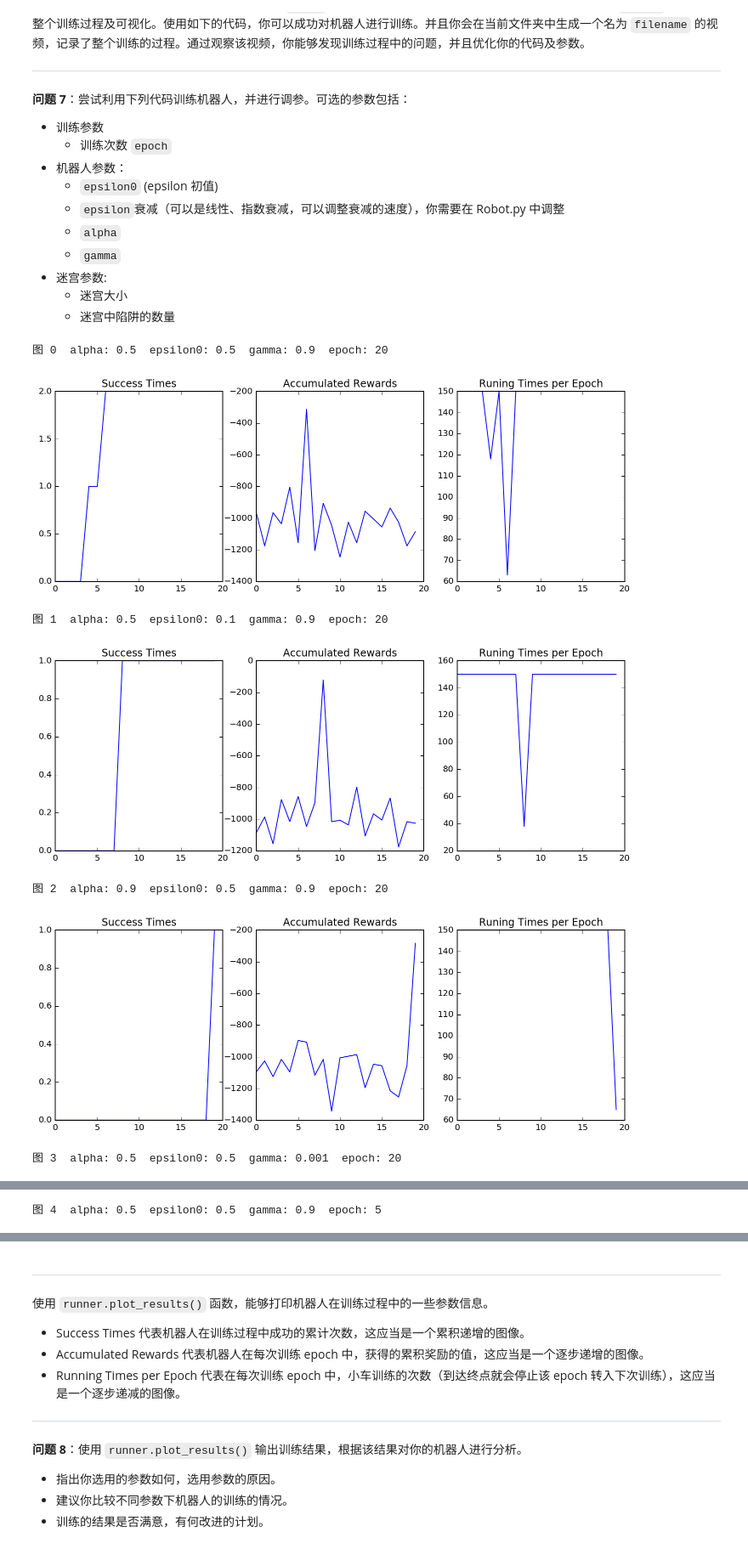
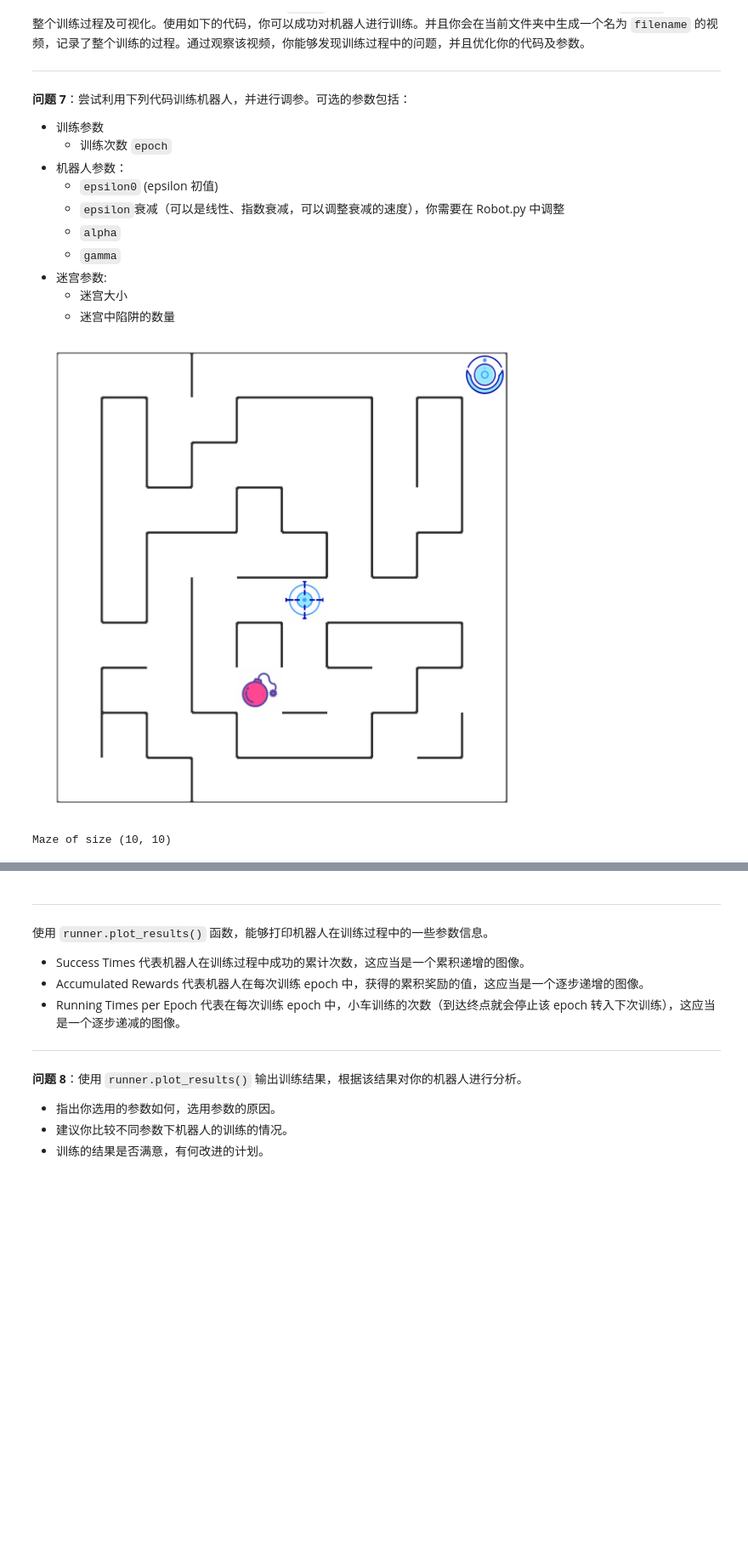
Before and after one commit to GavinCando/UdaCityProjects, a Jupyter notebook: P4/robot_maze.ipynb, the cells around one changed output, grey strips where cells are left out. Shown at 85% size. Saved outputs shown, nothing was run; the diff lists cells and outputs as text; code cells hidden in the pictures; blank space fills up the shorter version.

```diff
--- a/P4/robot_maze.ipynb
+++ b/P4/robot_maze.ipynb
@@ -267,27 +258,27 @@ trap_number = 1
+# %%
+## 可选的参数：
+epoch =   25
+epsilon0 = 0.5
+alpha = 0.5
+gamma = 0.8
+
+maze_size = (10,10)
+trap_number = 1
 # %%
 from Runner import Runner
 
 g = Maze(maze_size=maze_size,trap_number=trap_number)
-
-for x in range(len(epoch)):
-
-    r = Robot(g,alpha=alpha[x], epsilon0=epsilon0[x], gamma=gamma[x])
+print g
+def run(epoch, epsilon0, alpha, gamma):
+    r = Robot(g,alpha=alpha, epsilon0=epsilon0, gamma=gamma)
+    r.reset()
     r.set_status(learning=True)
 
     runner = Runner(r, g)
-    runner.run_training(epoch[x], display_direction=True)
-
-    print "图", x ," alpha:", alpha[x], " epsilon0:", epsilon0[x], " gamma:", gamma[x], " epoch:", epoch[x]
-    runner.plot_results()
-
-    r.reset()
-
-    # runner.generate_movie(filename = "final1.mp4") # 你可以注释该行代码，加快运行速度，不过你就无法观察到视频了。
+    runner.run_training(epoch, display_direction=True)
+    saveFileName = "%s-%s-%s-%s.mp4" % (str(epoch), str(epsilon0), str(alpha), str(gamma))
+#     runner.generate_movie(filename = saveFileName) # 你可以注释该行代码，加快运行速度，不过你就无法观察到视频了。
+    return runner
 # %% [output]
+[figure, new version]
-图 0  alpha: 0.5  epsilon0: 0.5  gamma: 0.9  epoch: 20
+Maze of size (10, 10)
-[figure, old version]
-图 1  alpha: 0.5  epsilon0: 0.1  gamma: 0.9  epoch: 20
-[figure, removed]
-图 2  alpha: 0.9  epsilon0: 0.5  gamma: 0.9  epoch: 20
-[figure, removed]
-图 3  alpha: 0.5  epsilon0: 0.5  gamma: 0.001  epoch: 20
@@ -295 +284,0 @@ for x in range(len(epoch)):
-图 4  alpha: 0.5  epsilon0: 0.5  gamma: 0.9  epoch: 5
```
Also changed, not shown: parts of 18 cells of this notebook, 7 other files.
